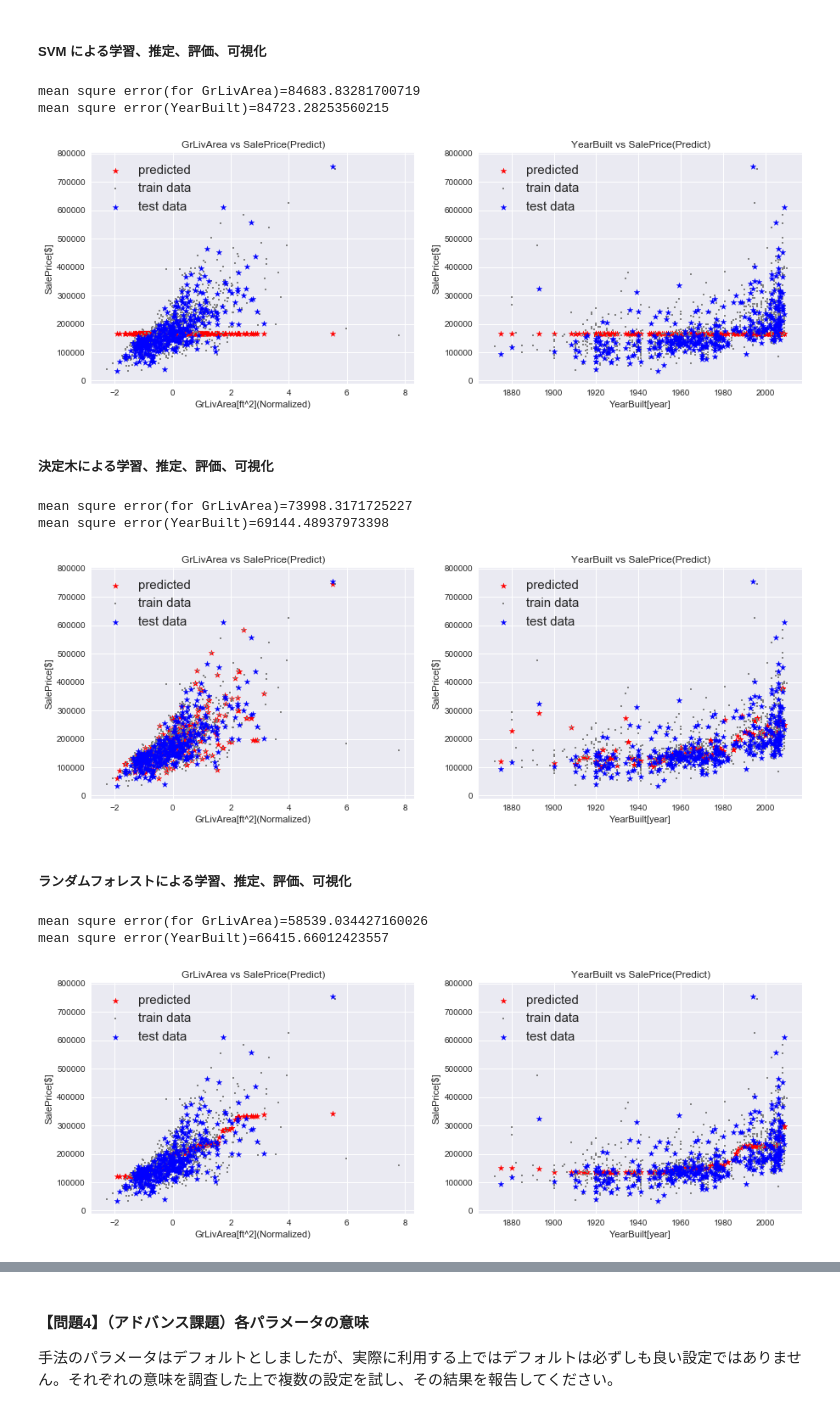
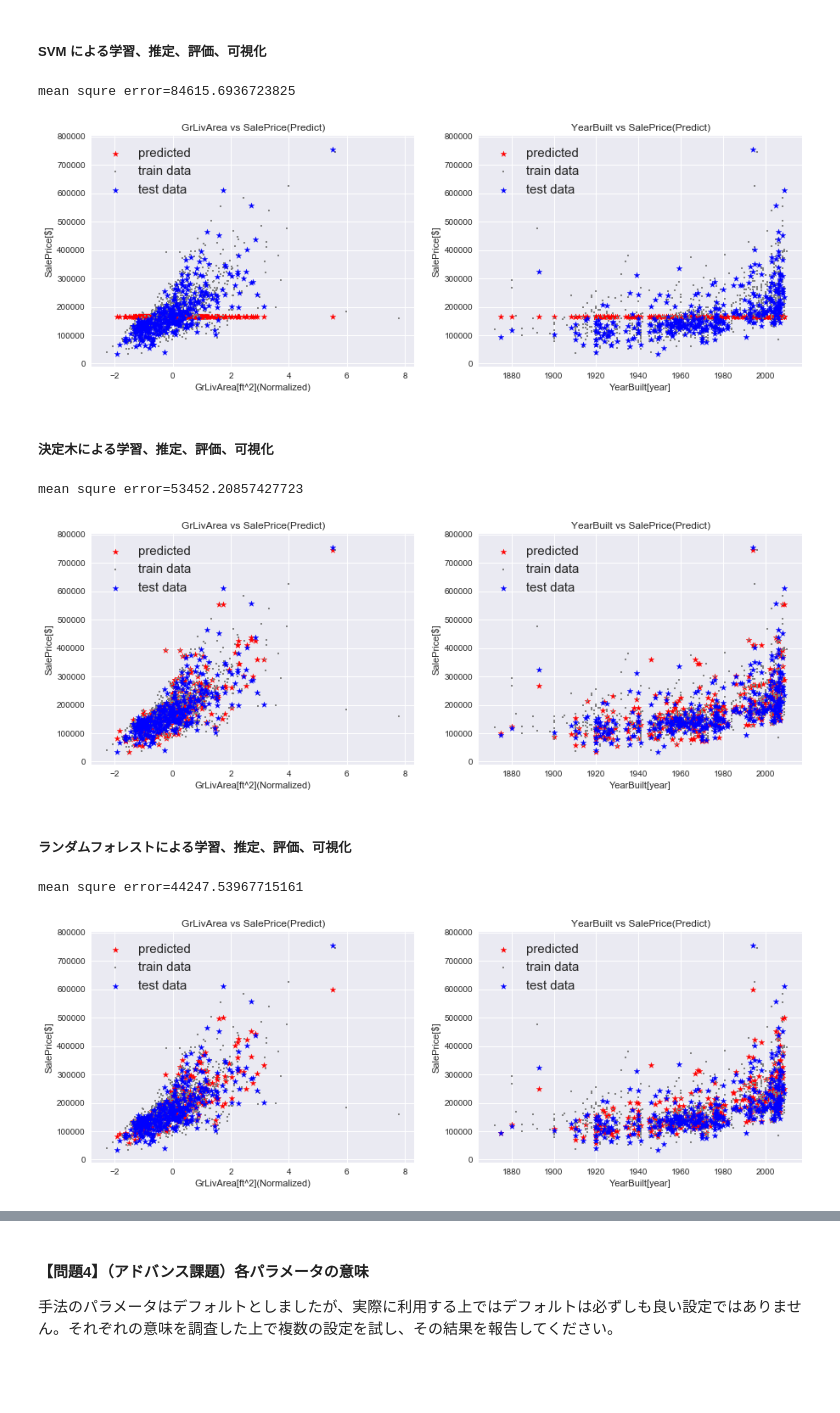
Before and after one commit to ns5849/diveintocode-ml, a Jupyter notebook: week4/week4-work2.ipynb, the cells around one changed output, grey strips where cells are left out. Cells and saved outputs as stored; diff of their text form; code cells hidden in the pictures; blank space fills up the shorter version.

```diff
--- a/week4/week4-work2.ipynb
+++ b/week4/week4-work2.ipynb
@@ -165,5 +165,33 @@ def pipline(regr):
     ax2.scatter(pd_normalized_train_data[['YearBuilt']].values, pd_normalized_train_data[['SalePrice']].values, s=5, color="gray", marker='+', label="train data")
     ax2.scatter(pd_normalized_test_data[['YearBuilt']].values, pd_normalized_test_data[['SalePrice']].values, s=50, color="Blue", marker='*', label="test data")
     ax2.legend(fontsize=15)
+# %%
+def pipline2(regr):
+    regr.fit(pd_normalized_train_data[['GrLivArea', 'YearBuilt']].values,
+            pd_normalized_train_data[['SalePrice']].values)
+    result_logistic = regr.predict(pd_normalized_test_data[['GrLivArea', 'YearBuilt']].values)
+    tmp = mean_squared_error(pd_normalized_test_data['SalePrice'].values, result_logistic)
+    print("mean squre error={}".format(np.sqrt(tmp)))
+
+    fig = plt.figure(figsize=(15,5))
+    ax1 = plt.subplot2grid((1,2), (0,0))
+    ax2 = plt.subplot2grid((1,2), (0,1))
+    ax1.set_title('GrLivArea vs SalePrice(Predict)')
+    ax1.set_xlabel('GrLivArea[ft^2](Normalized)')
+    ax1.set_ylabel('SalePrice[$]')
+    ax1.grid(True)
+    ax1.scatter(pd_normalized_test_data[['GrLivArea']].values, result_logistic, s=50, color="Red", marker='*', label="predicted")
+    ax1.scatter(pd_normalized_train_data[['GrLivArea']].values, pd_normalized_train_data[['SalePrice']].values, s=5, color="gray", marker='+', label="train data")
+    ax1.scatter(pd_normalized_test_data[['GrLivArea']].values, pd_normalized_test_data[['SalePrice']].values, s=50, color="Blue", marker='*', label="test data")
+    ax1.legend(fontsize=15)
+
+    ax2.set_title('YearBuilt vs SalePrice(Predict)')
+    ax2.set_xlabel('YearBuilt[year]')
+    ax2.set_ylabel('SalePrice[$]')
+    ax2.grid(True)
+    ax2.scatter(pd_normalized_test_data[['YearBuilt']].values, result_logistic, s=50, color="Red", marker='*', label="predicted")
+    ax2.scatter(pd_normalized_train_data[['YearBuilt']].values, pd_normalized_train_data[['SalePrice']].values, s=5, color="gray", marker='+', label="train data")
+    ax2.scatter(pd_normalized_test_data[['YearBuilt']].values, pd_normalized_test_data[['SalePrice']].values, s=50, color="Blue", marker='*', label="test data")
+    ax2.legend(fontsize=15)
 # %%
 liner_regr = LinearRegression()
@@ -189,29 +216,26 @@ SVM、決定木、ランダムフォレストは分類問題でも使用した
 ##### SVM による学習、推定、評価、可視化
 # %%
 from sklearn.svm import SVR
-svm_regr = SVR(gamma='scale', C=1.0, epsilon=0.2)
-pipline(svm_regr)
+svm_regr = SVR(gamma='scale', C=1.5, epsilon=0.2)
+pipline2(svm_regr)
 # %% [output]
-mean squre error(for GrLivArea)=84683.83281700719
-mean squre error(YearBuilt)=84723.28253560215
+mean squre error=84615.6936723825
 [figure]
 # %% [markdown]
 ##### 決定木による学習、推定、評価、可視化
 # %%
 from sklearn.tree import DecisionTreeRegressor
-dt_regr = DecisionTreeRegressor(random_state=0)
-pipline(dt_regr)
+dt_regr = DecisionTreeRegressor(random_state=10)
+pipline2(dt_regr)
 # %% [output]
-mean squre error(for GrLivArea)=73998.3171725227
-mean squre error(YearBuilt)=69144.48937973398
+mean squre error=53452.20857427723
-[figure, old version]
+[figure, new version]
 # %% [markdown]
 ##### ランダムフォレストによる学習、推定、評価、可視化
 # %%
 from sklearn.ensemble import RandomForestRegressor
-rf_regr = RandomForestRegressor(max_depth=2, random_state=0, n_estimators=100)
-pipline(rf_regr)
+rf_regr = RandomForestRegressor(max_depth=100, random_state=10, n_estimators=100)
+pipline2(rf_regr)
 # %% [output]
-mean squre error(for GrLivArea)=58539.034427160026
-mean squre error(YearBuilt)=66415.66012423557
+mean squre error=44247.53967715161
-[figure, old version]
+[figure, new version]
```
Also changed, not shown: parts of 4 cells of this notebook.
